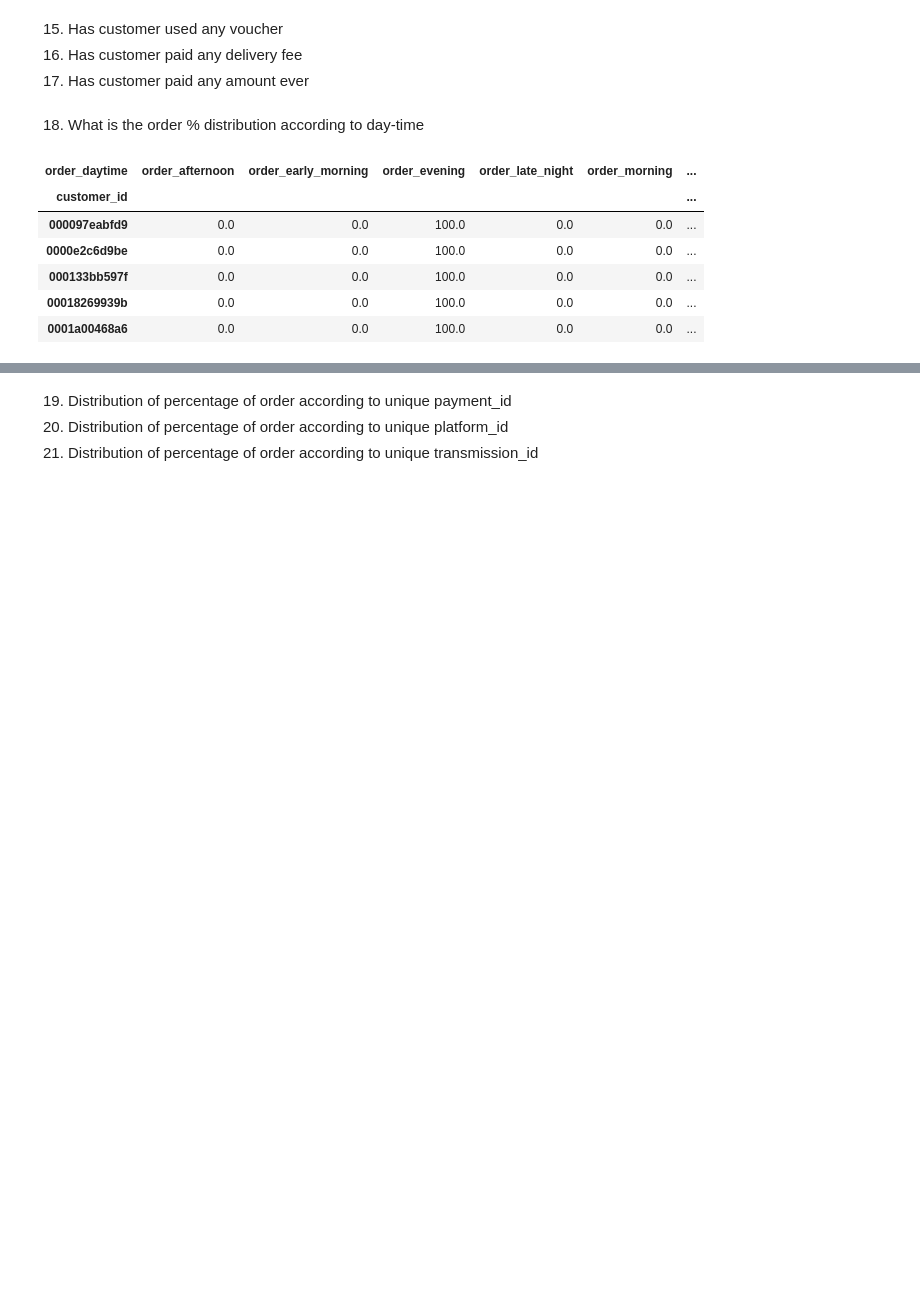
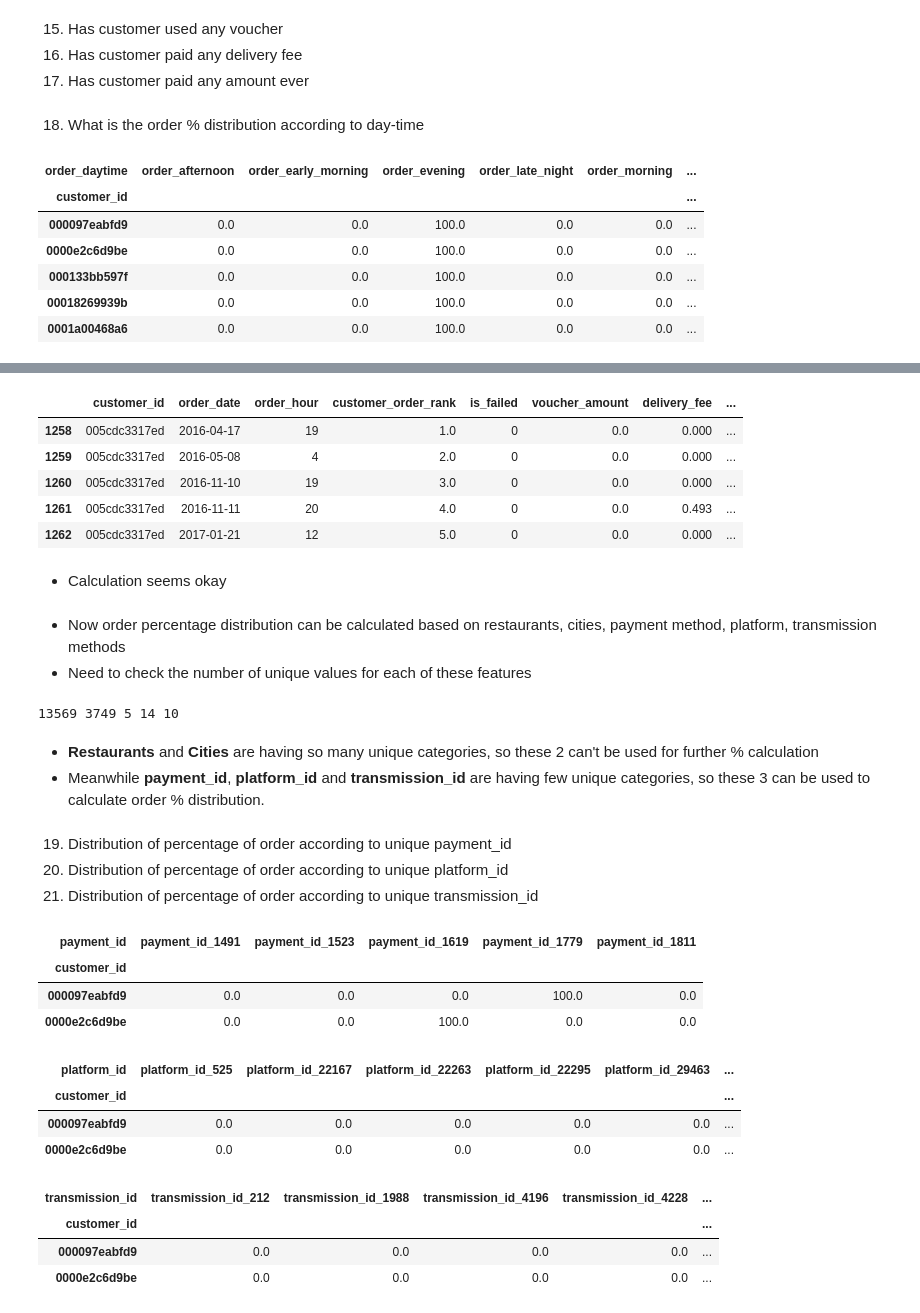
Before and after one commit to ashutosh3060/returning-customer-prediction, a Jupyter notebook: data_transformation.ipynb, the cells around one changed output, grey strips where cells are left out. Cells and saved outputs as stored; diff of their text form; code cells hidden in the pictures; blank space fills up the shorter version.

Commit message:
Udf: Order % based on payment, platform, transmission

```diff
--- a/data_transformation.ipynb
+++ b/data_transformation.ipynb
@@ -546,3 +585,28 @@ df_order_daytime.head()
+# %%
+# Cross check the order day-time % calculation with 1 sample customer_id
+
+df_ftr_crtn.loc[df_ftr_crtn["customer_id"]=="005cdc3317ed"]
+# %% [output]
+|  | customer_id | order_date | order_hour | customer_order_rank | is_failed | voucher_amount | delivery_fee | ... |
+| 1258 | 005cdc3317ed | 2016-04-17 | 19 | 1.0 | 0 | 0.0 | 0.000 | ... |
+| 1259 | 005cdc3317ed | 2016-05-08 | 4 | 2.0 | 0 | 0.0 | 0.000 | ... |
+| 1260 | 005cdc3317ed | 2016-11-10 | 19 | 3.0 | 0 | 0.0 | 0.000 | ... |
+| 1261 | 005cdc3317ed | 2016-11-11 | 20 | 4.0 | 0 | 0.0 | 0.493 | ... |
+| 1262 | 005cdc3317ed | 2017-01-21 | 12 | 5.0 | 0 | 0.0 | 0.000 | ... |
+# %% [markdown]
+* Calculation seems okay
+# %% [markdown]
+* Now order percentage distribution can be calculated based on restaurants, cities, payment method, platform, transmission methods
+* Need to check the number of unique values for each of these features
+# %%
+# Number of unique restaurants, cities, payment_id, platform_id, transmission_id used in order
+
+print(df.restaurant_id.nunique(), df.city_id.nunique(), df.payment_id.nunique(), df.platform_id.nunique(), df.transmission_id.nunique())
+# %% [output]
+13569 3749 5 14 10
+# %% [markdown]
+* **Restaurants** and **Cities** are having so many unique categories, so these 2 can't be used for further % calculation
+* Meanwhile **payment_id**, **platform_id** and **transmission_id** are having few unique categories, so these 3 can be used to calculate order % distribution.
 # %% [markdown]
 19. Distribution of percentage of order according to unique payment_id
 20. Distribution of percentage of order according to unique platform_id
@@ -588,0 +620,21 @@ df_transmission_id.tail(5)
+# %%
+df_payment_id.head(2)
+# %% [output]
+| payment_id | payment_id_1491 | payment_id_1523 | payment_id_1619 | payment_id_1779 | payment_id_1811 |
+| customer_id |  |  |  |  |  |
+| 000097eabfd9 | 0.0 | 0.0 | 0.0 | 100.0 | 0.0 |
+| 0000e2c6d9be | 0.0 | 0.0 | 100.0 | 0.0 | 0.0 |
+# %%
+df_platform_id.head(2)
+# %% [output]
+| platform_id | platform_id_525 | platform_id_22167 | platform_id_22263 | platform_id_22295 | platform_id_29463 | ... |
+| customer_id |  |  |  |  |  | ... |
+| 000097eabfd9 | 0.0 | 0.0 | 0.0 | 0.0 | 0.0 | ... |
+| 0000e2c6d9be | 0.0 | 0.0 | 0.0 | 0.0 | 0.0 | ... |
+# %%
+df_transmission_id.head(2)
+# %% [output]
+| transmission_id | transmission_id_212 | transmission_id_1988 | transmission_id_4196 | transmission_id_4228 | ... |
+| customer_id |  |  |  |  | ... |
+| 000097eabfd9 | 0.0 | 0.0 | 0.0 | 0.0 | ... |
+| 0000e2c6d9be | 0.0 | 0.0 | 0.0 | 0.0 | ... |
```
Also changed, not shown: parts of 7 cells of this notebook.
